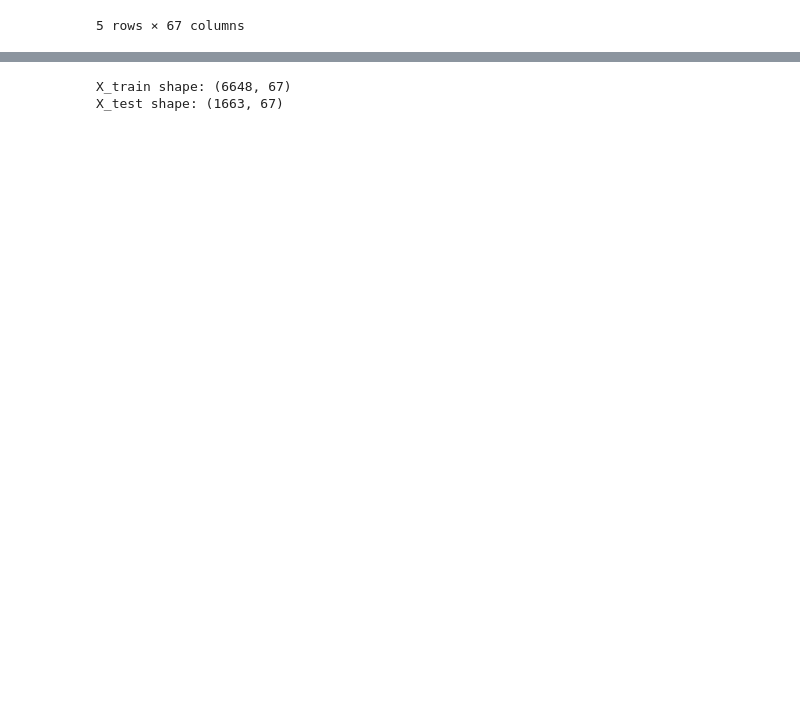
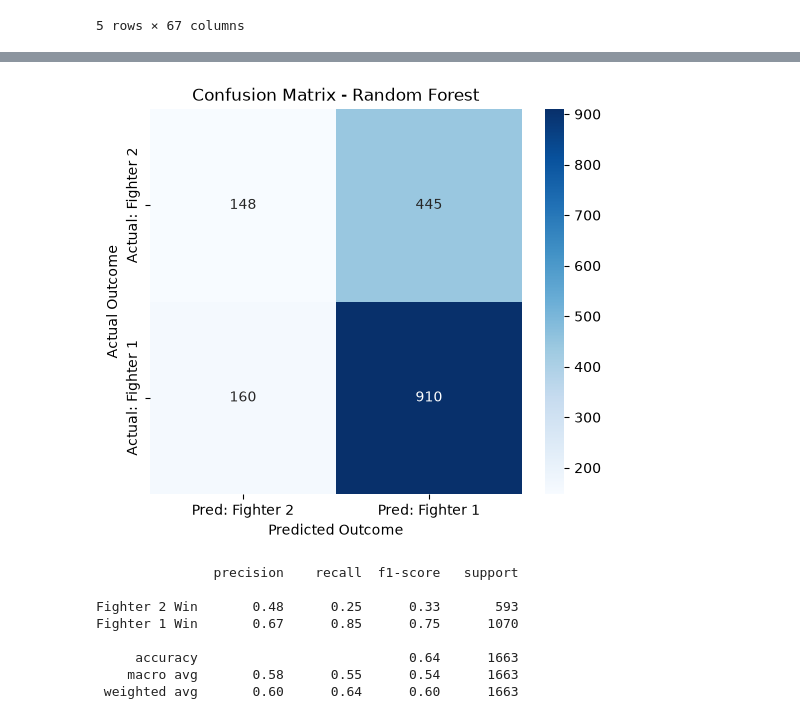
Before and after one commit to OsamaZuair-Ai/ufc-fight-predictor, a Jupyter notebook: ufc_classification_model.ipynb, the cells around one changed output, grey strips where cells are left out. Saved outputs shown, nothing was run; the diff lists cells and outputs as text; code cells hidden in the pictures; blank space fills up the shorter version.

```diff
--- a/ufc_classification_model.ipynb
+++ b/ufc_classification_model.ipynb
@@ -230,26 +143,24 @@ Encoded Dataset Shape: (8311, 87)
 # %%
-# 1. Separate Features (X) and Target (y)
-X = df_encoded.drop(columns=['Winner'])
-y = df_encoded['Winner']
+y_pred = best_model.predict(X_test_clean)
+cm = confusion_matrix(y_test, y_pred)
 
-# Select ONLY numeric columns to avoid String conversion errors in StandardScaler
-X_numeric = X.select_dtypes(include=['int64', 'float64', 'int32', 'float32']).copy()
+plt.figure(figsize=(6, 5))
+sns.heatmap(cm, annot=True, fmt='d', cmap='Blues',
+            xticklabels=['Pred: Fighter 2', 'Pred: Fighter 1'],
+            yticklabels=['Actual: Fighter 2', 'Actual: Fighter 1'])
+plt.title('Confusion Matrix - Random Forest')
+plt.ylabel('Actual Outcome')
+plt.xlabel('Predicted Outcome')
+plt.show()
 
-# 2. Split the dataset into Training (80%) and Testing (20%) sets
-X_train, X_test, y_train, y_test = train_test_split(
-    X_numeric, y, test_size=0.2, random_state=42, stratify=y
-)
-
-# 3. Initialize StandardScaler
-scaler = StandardScaler()
-
-# 4. Fit on Training data and transform both Train and Test sets
-X_train_scaled = scaler.fit_transform(X_train)
-X_test_scaled = scaler.transform(X_test)
-
-# Display shapes to verify the split
-print("X_train shape:", X_train_scaled.shape)
-print("X_test shape:", X_test_scaled.shape)
+print(classification_report(y_test, y_pred, target_names=['Fighter 2 Win', 'Fighter 1 Win']))
 # %% [output]
+[figure, added]
-X_train shape: (6648, 67)
-X_test shape: (1663, 67)
+               precision    recall  f1-score   support
+
+Fighter 2 Win       0.48      0.25      0.33       593
+Fighter 1 Win       0.67      0.85      0.75      1070
+
+     accuracy                           0.64      1663
+    macro avg       0.58      0.55      0.54      1663
+ weighted avg       0.60      0.64      0.60      1663
```
Also changed, not shown: parts of 12 cells of this notebook, 3 other files.
